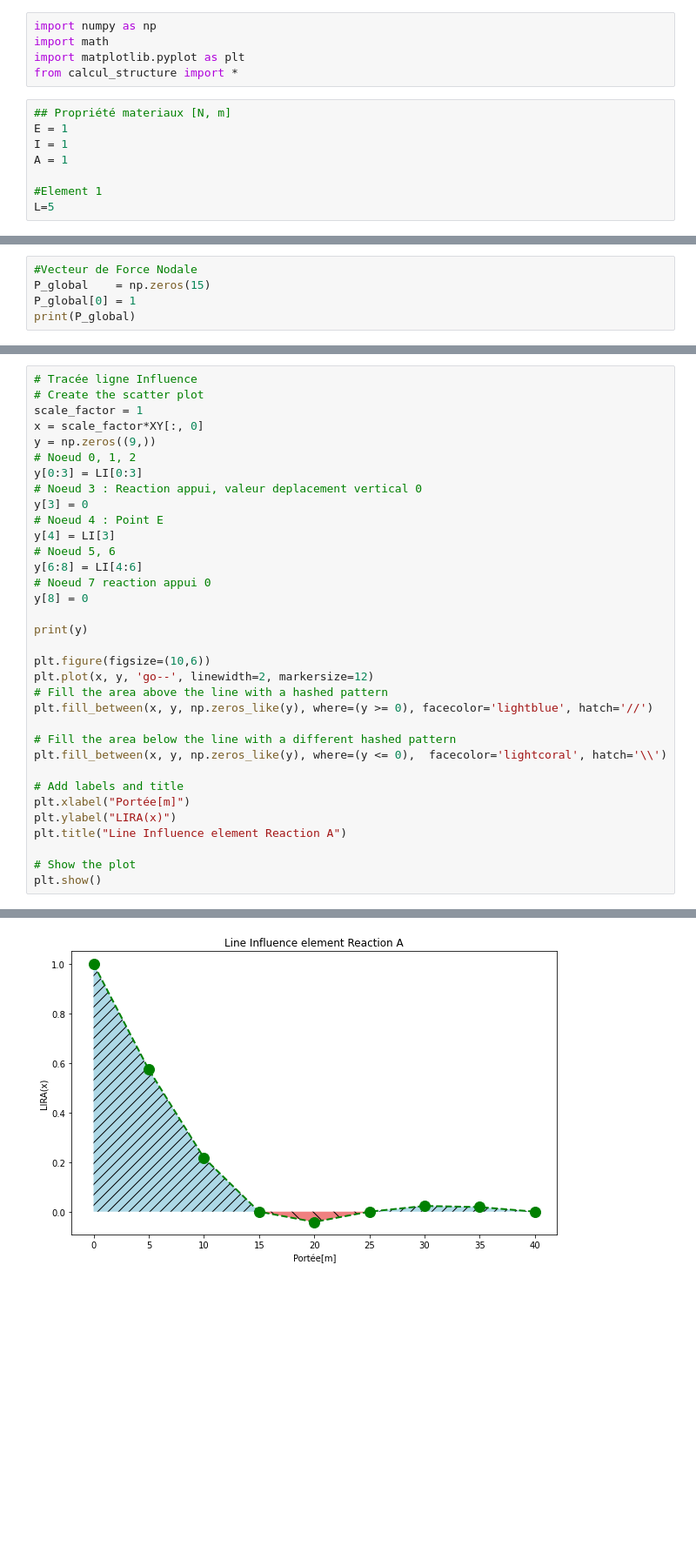
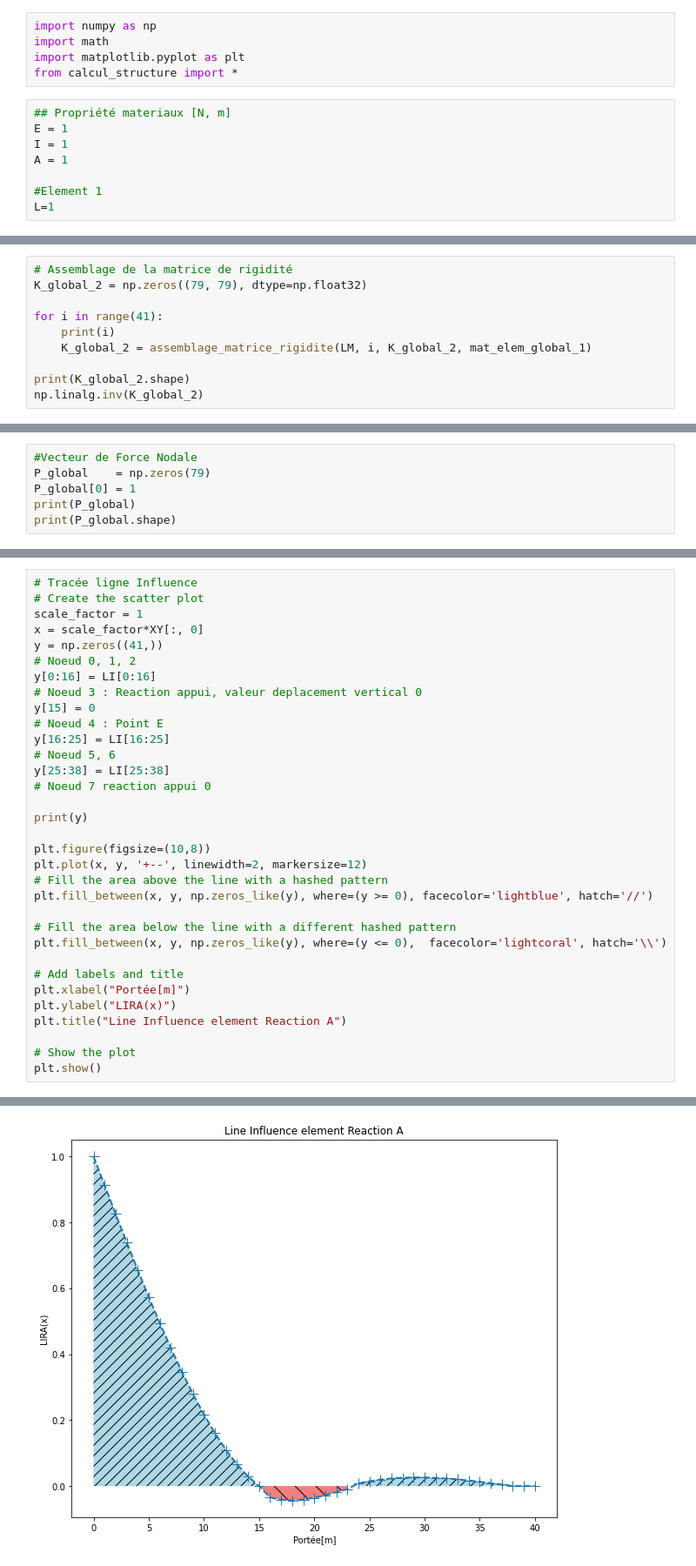
Before and after one commit to jacquetgottfried/cours_pont_aci, a Jupyter notebook: LIRA.ipynb, the cells around one changed output, grey strips where cells are left out. Shown at 87% size. Saved outputs shown, nothing was run; the diff lists cells and outputs as text; blank space fills up the shorter version.

```diff
--- a/LIRA.ipynb
+++ b/LIRA.ipynb
@@ -10,7 +10,7 @@ I = 1
 A = 1
 
 #Element 1
-L=5
+L=1
 # %% [markdown]
 # Ligne Influence reaction RA
 ![image.png](attachment:image.png)
@@ -103,0 +146,10 @@ K_global_2 = assemblage_matrice_rigidite(LM, 7, K_global_2, mat_elem_global_8)
+# %%
+# Assemblage de la matrice de rigidité
+K_global_2 = np.zeros((79, 79), dtype=np.float32)
+
+for i in range(41):
+    print(i)
+    K_global_2 = assemblage_matrice_rigidite(LM, i, K_global_2, mat_elem_global_1)
+
+print(K_global_2.shape)
+np.linalg.inv(K_global_2)
@@ -104,6 +187,7 @@ K_global_2 = assemblage_matrice_rigidite(LM, 7, K_global_2, mat_elem_global_8)
 # %%
 #Vecteur de Force Nodale
-P_global    = np.zeros(15)
+P_global    = np.zeros(79)
 P_global[0] = 1
 print(P_global)
+print(P_global.shape)
 # %% [output]
@@ -133,22 +236,21 @@ print(LI)
 # Create the scatter plot
 scale_factor = 1
 x = scale_factor*XY[:, 0]
-y = np.zeros((9,))
+y = np.zeros((41,))
 # Noeud 0, 1, 2
-y[0:3] = LI[0:3]
+y[0:16] = LI[0:16]
 # Noeud 3 : Reaction appui, valeur deplacement vertical 0
-y[3] = 0
+y[15] = 0
 # Noeud 4 : Point E
-y[4] = LI[3]
+y[16:25] = LI[16:25]
 # Noeud 5, 6
-y[6:8] = LI[4:6]
+y[25:38] = LI[25:38]
 # Noeud 7 reaction appui 0
-y[8] = 0
 
 print(y)
 
-plt.figure(figsize=(10,6))
-plt.plot(x, y, 'go--', linewidth=2, markersize=12)
+plt.figure(figsize=(10,8))
+plt.plot(x, y, '+--', linewidth=2, markersize=12)
 # Fill the area above the line with a hashed pattern
 plt.fill_between(x, y, np.zeros_like(y), where=(y >= 0), facecolor='lightblue', hatch='//')
 
@@ -168 +275 @@ plt.show()
-[figure, old version]
+[figure, new version]
```
Also changed, not shown: parts of 15 cells of this notebook.
